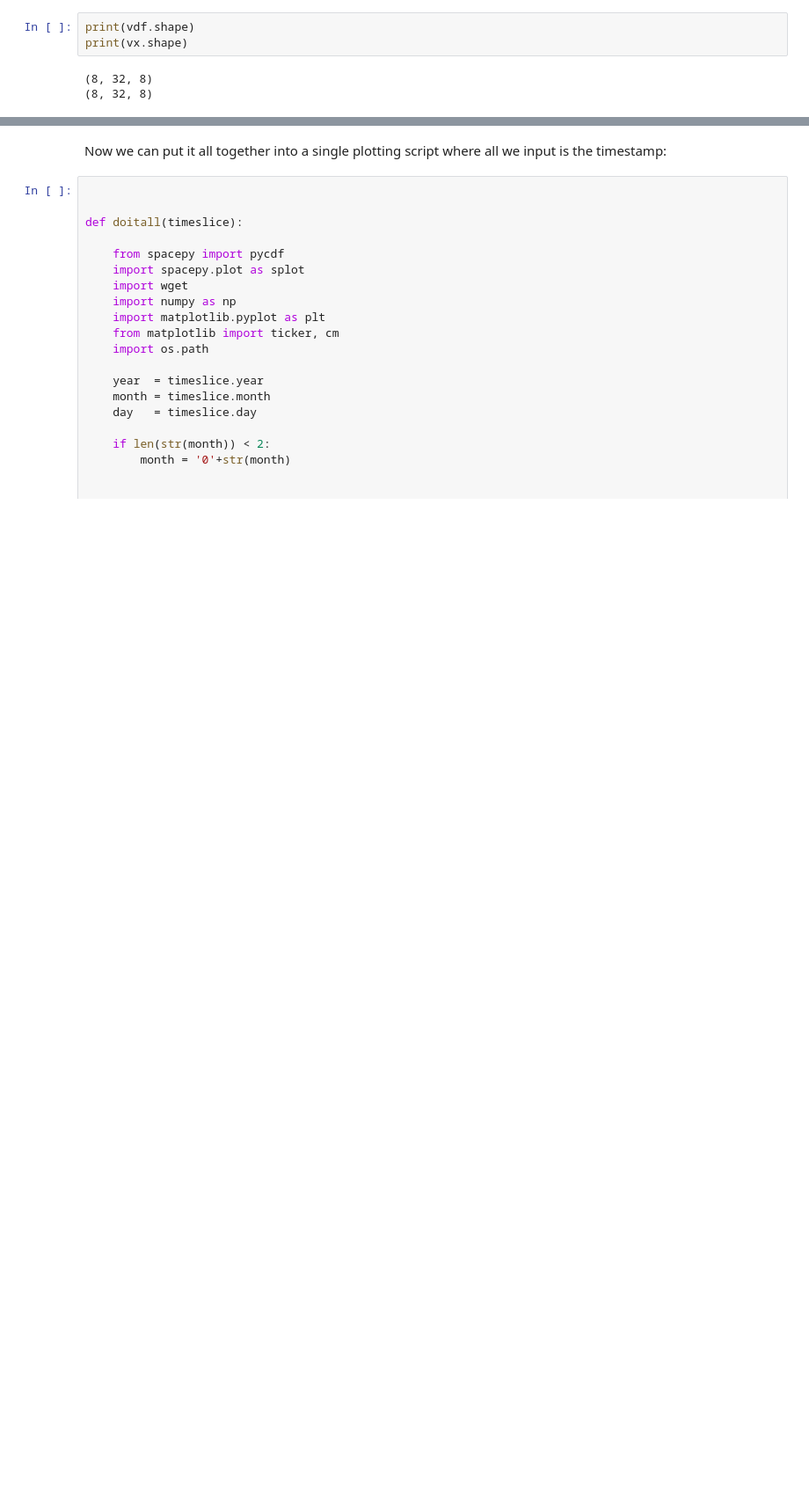
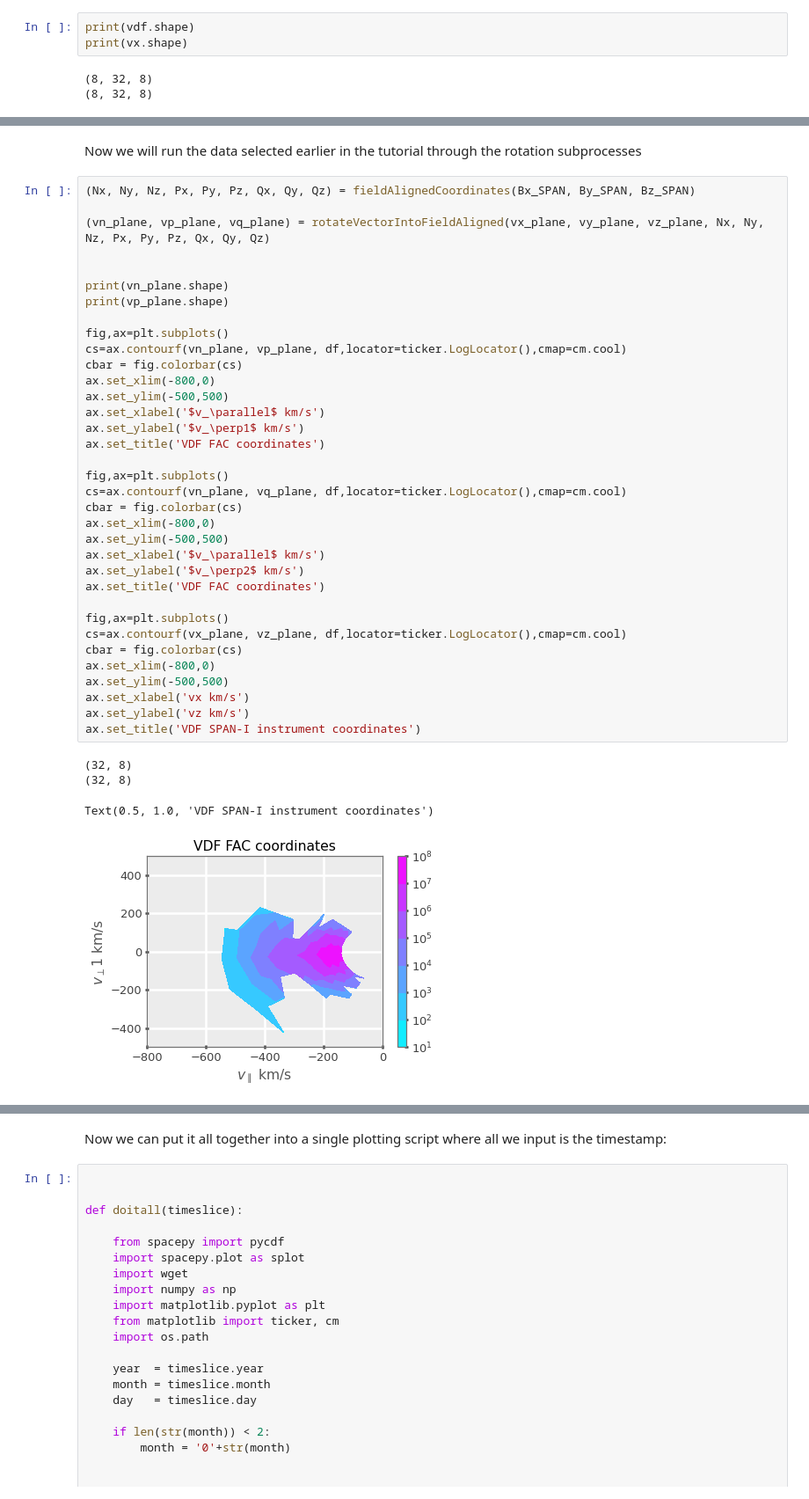
Before and after one commit to jlverniero/PSP_Data_Analysis_Tutorials, a Jupyter notebook: SPAN-I_VDF_Plot_Tutorial_v8.ipynb, the cells around one changed output, grey strips where cells are left out. Shown at 88% size. Cells and saved outputs as stored; diff of their text form; blank space fills up the shorter version.

```diff
--- a/SPAN-I_VDF_Plot_Tutorial_v8.ipynb
+++ b/SPAN-I_VDF_Plot_Tutorial_v8.ipynb
@@ -262,0 +425,42 @@ ax.set_ylim(-500,500)
+# %% [markdown]
+Now we will run the data selected earlier in the tutorial through the rotation subprocesses
+# %%
+(Nx, Ny, Nz, Px, Py, Pz, Qx, Qy, Qz) = fieldAlignedCoordinates(Bx_SPAN, By_SPAN, Bz_SPAN)
+
+(vn_plane, vp_plane, vq_plane) = rotateVectorIntoFieldAligned(vx_plane, vy_plane, vz_plane, Nx, Ny, Nz, Px, Py, Pz, Qx, Qy, Qz)
+
+
+print(vn_plane.shape)
+print(vp_plane.shape)
+
+fig,ax=plt.subplots()
+cs=ax.contourf(vn_plane, vp_plane, df,locator=ticker.LogLocator(),cmap=cm.cool)
+cbar = fig.colorbar(cs)
+ax.set_xlim(-800,0)
+ax.set_ylim(-500,500)
+ax.set_xlabel('$v_\parallel$ km/s')
+ax.set_ylabel('$v_\perp1$ km/s')
+ax.set_title('VDF FAC coordinates')
+
+fig,ax=plt.subplots()
+cs=ax.contourf(vn_plane, vq_plane, df,locator=ticker.LogLocator(),cmap=cm.cool)
+cbar = fig.colorbar(cs)
+ax.set_xlim(-800,0)
+ax.set_ylim(-500,500)
+ax.set_xlabel('$v_\parallel$ km/s')
+ax.set_ylabel('$v_\perp2$ km/s')
+ax.set_title('VDF FAC coordinates')
+
+fig,ax=plt.subplots()
+cs=ax.contourf(vx_plane, vz_plane, df,locator=ticker.LogLocator(),cmap=cm.cool)
+cbar = fig.colorbar(cs)
+ax.set_xlim(-800,0)
+ax.set_ylim(-500,500)
+ax.set_xlabel('vx km/s')
+ax.set_ylabel('vz km/s')
+ax.set_title('VDF SPAN-I instrument coordinates')
+# %% [output]
+(32, 8)
+(32, 8)
+Text(0.5, 1.0, 'VDF SPAN-I instrument coordinates')
+[figure, added]
```
Also changed, not shown: parts of 17 cells of this notebook.
